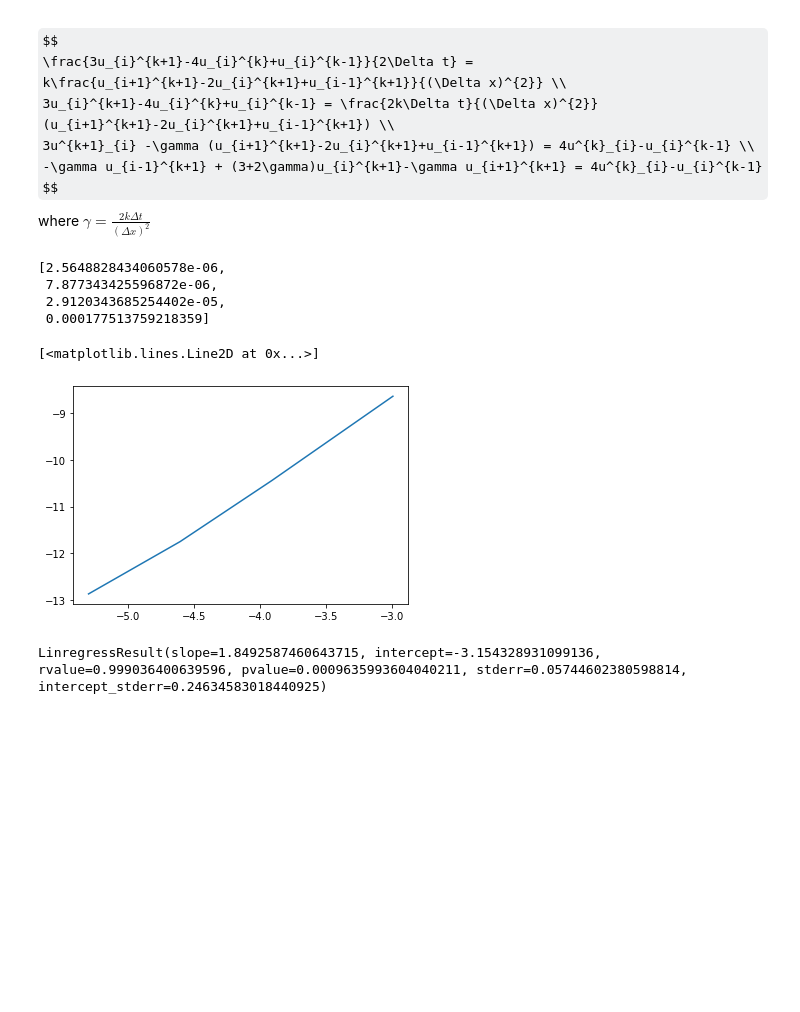
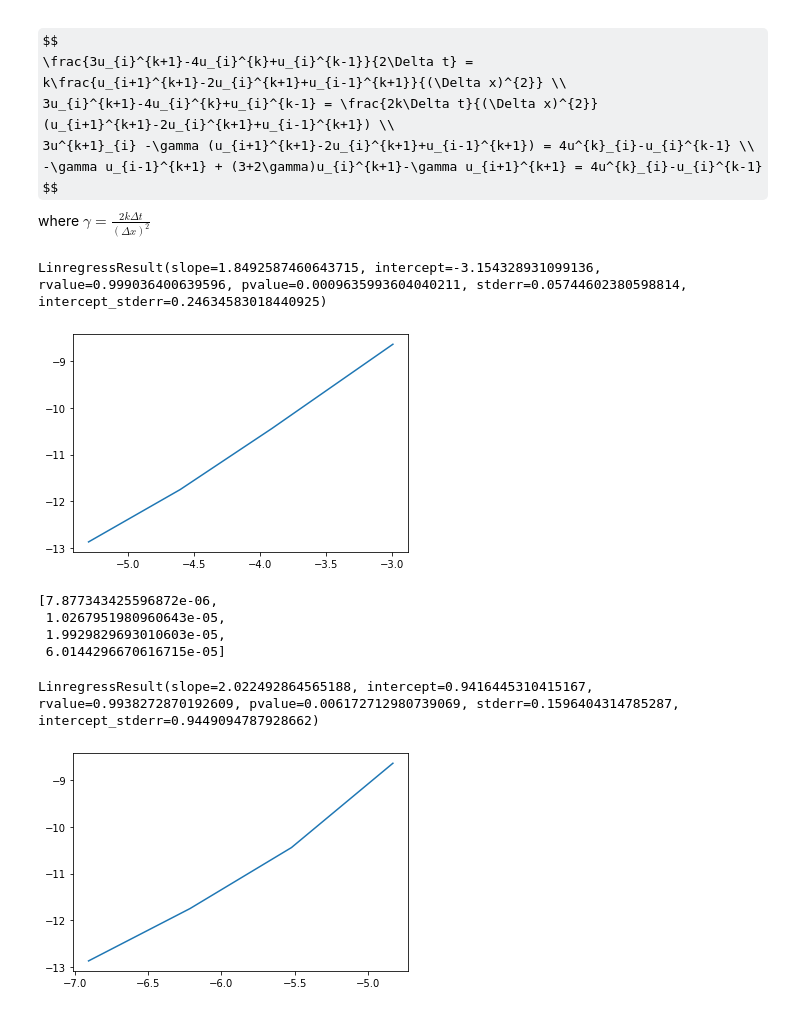
Before and after one commit to eiyouwangding/penitentes_simulation, a Jupyter notebook: finite_difference.ipynb, the cells around one changed output. Saved outputs shown, nothing was run; the diff lists cells and outputs as text; code cells hidden in the pictures; some formulas as TeX source; blank space fills up the shorter version.

```diff
--- a/finite_difference.ipynb
+++ b/finite_difference.ipynb
@@ -513,7 +482,7 @@ class OneDBdfSolver:
         self.plate_length = plate_length
         self.k = k
         self.delta_x = delta_x
-        self.delta_t = 0.001
+        self.delta_t = delta_t
         self.max_iter_time = max_iter_time
         self.left = left
         self.right = right
@@ -580,25 +549,41 @@ t = 200
 error_list = []
 for j in range(len(delta_x_list)):
     delta_x = delta_x_list[j]
-    pde = OneDBdfSolver(plate_length=1, k=1, delta_x=delta_x, delta_t=0, max_iter_time=750, left=0, right=0, u0=0.5)
+    pde = OneDBdfSolver(plate_length=1, k=1, delta_x=delta_x, delta_t=0.001, max_iter_time=750, left=0, right=0, u0=0.5)
     pde.main()
     u = pde.u
     u_analy = pde.analy_solution()
     e = np.linalg.norm(u_analy[:, t]-u[:, t], ord=np.inf)
     #e = sum((u_analy[:, t]-u[:, t])**2)
     error_list.append(e)
-error_list
-# %% [output]
-[2.5648828434060578e-06,
- 7.877343425596872e-06,
- 2.9120343685254402e-05,
- 0.000177513759218359]
 # %%
 plt.plot(np.log(delta_x_list), np.log(error_list))
+linregress(np.log(delta_x_list), np.log(error_list))
 # %% [output]
-[<matplotlib.lines.Line2D at 0x...>]
+LinregressResult(slope=1.8492587460643715, intercept=-3.154328931099136, rvalue=0.999036400639596, pvalue=0.0009635993604040211, stderr=0.05744602380598814, intercept_stderr=0.24634583018440925)
 [figure]
-# %%
-linregress(np.log(delta_x_list), np.log(error_list))
-# %% [output]
-LinregressResult(slope=1.8492587460643715, intercept=-3.154328931099136, rvalue=0.999036400639596, pvalue=0.0009635993604040211, stderr=0.05744602380598814, intercept_stderr=0.24634583018440925)
+# %%
+delta_t_list = [0.001, 0.002, 0.004, 0.008]
+t_list = [200, 100, 50, 25]
+error_list = []
+for j in range(len(delta_t_list)):
+    delta_t = delta_t_list[j]
+    t = t_list[j]
+    pde = OneDBdfSolver(plate_length=1, k=1, delta_x=0.01, delta_t=delta_t, max_iter_time=750, left=0, right=0, u0=0.5)
+    pde.main()
+    u = pde.u
+    u_analy = pde.analy_solution()
+    e = np.linalg.norm(u_analy[:, t]-u[:, t], ord=np.inf)
+    #e = sum((u_analy[:, t]-u[:, t])**2)
+    error_list.append(e)
+# %% [output]
+[7.877343425596872e-06,
+ 1.0267951980960643e-05,
+ 1.9929829693010603e-05,
+ 6.0144296670616715e-05]
+# %%
+plt.plot(np.log(delta_t_list), np.log(error_list))
+linregress(np.log(delta_t_list), np.log(error_list))
+# %% [output]
+LinregressResult(slope=2.022492864565188, intercept=0.9416445310415167, rvalue=0.9938272870192609, pvalue=0.006172712980739069, stderr=0.1596404314785287, intercept_stderr=0.9449094787928662)
+[figure, added]
```
Also changed, not shown: parts of 7 cells of this notebook, 1 other file.
